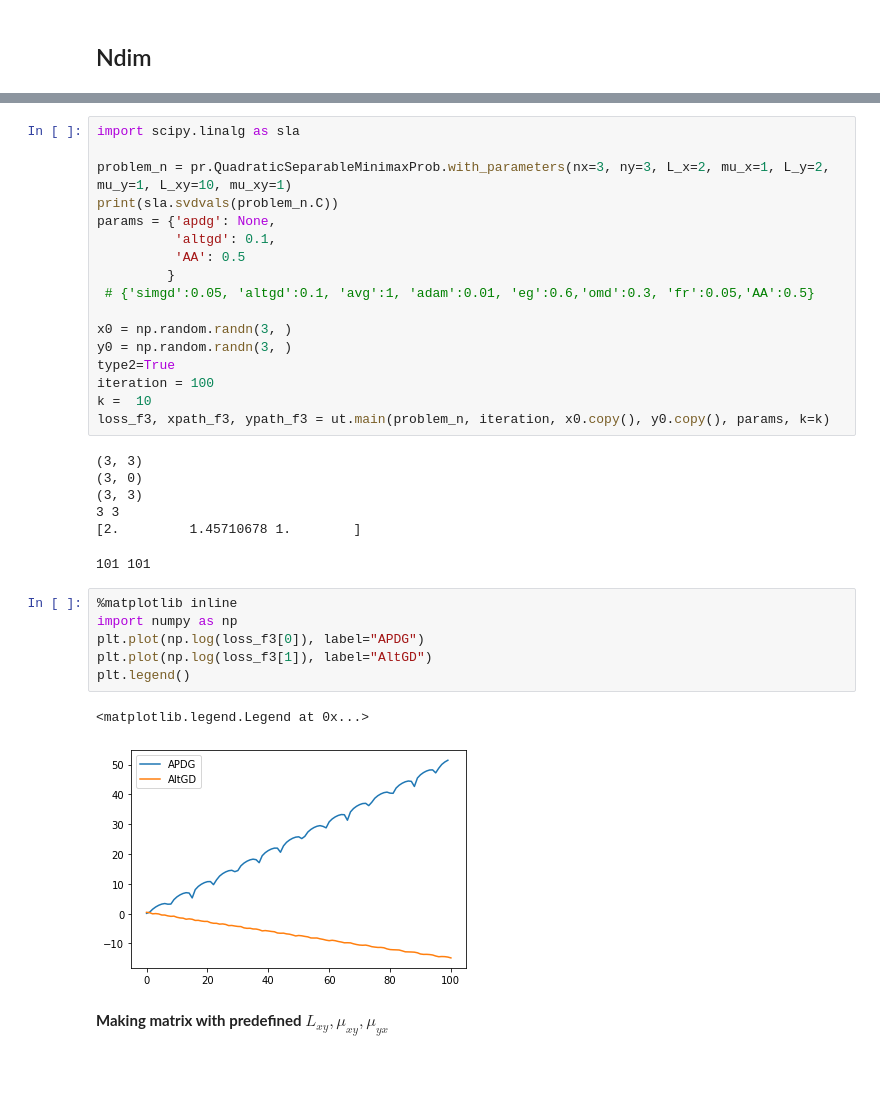
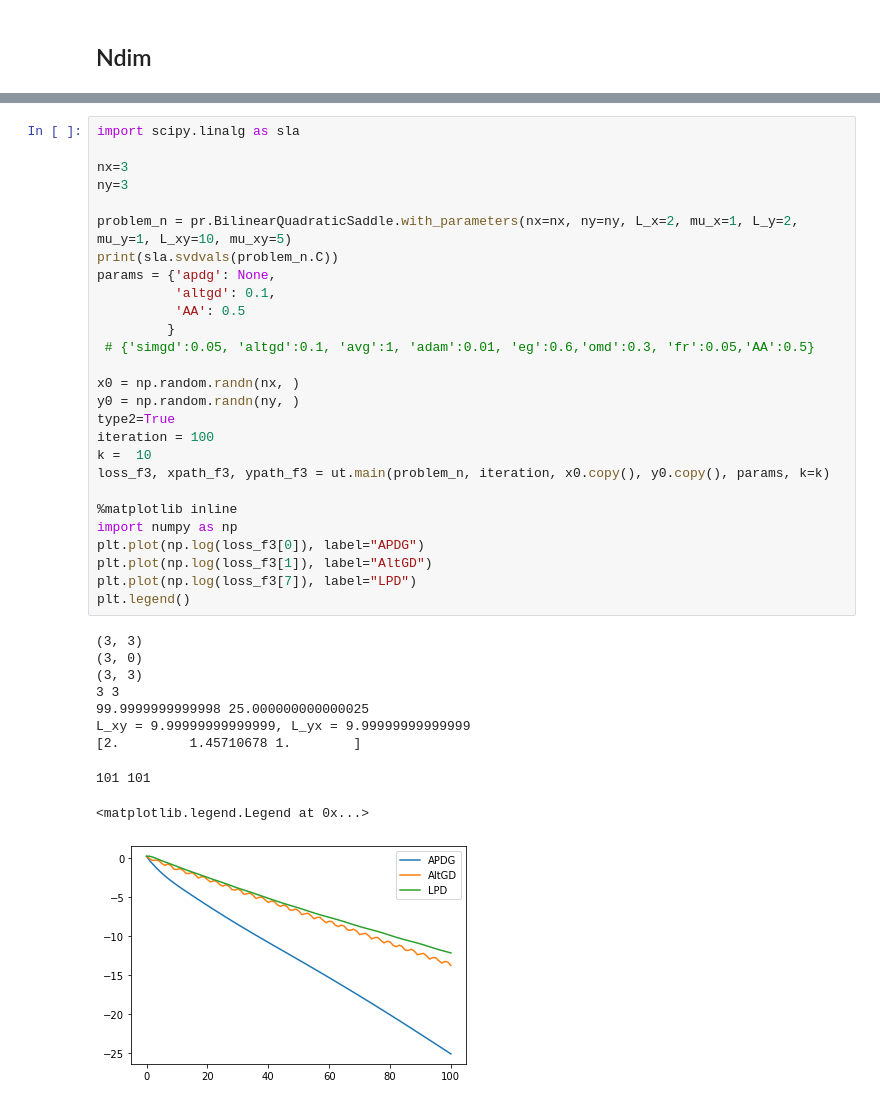
Before and after one commit to mrph2898/MASS, a Jupyter notebook: experiments/Nef.ipynb, the cells around one changed output, grey strips where cells are left out. Saved outputs shown, nothing was run; the diff lists cells and outputs as text; blank space fills up the shorter version.

```diff
--- a/experiments/Nef.ipynb
+++ b/experiments/Nef.ipynb
@@ -115,35 +77,38 @@ ut.plot(x, y, z, dz_dx, dz_dy,
 # %%
 import scipy.linalg as sla
 
-problem_n = pr.QuadraticSeparableMinimaxProb.with_parameters(nx=3, ny=3, L_x=2, mu_x=1, L_y=2, mu_y=1, L_xy=10, mu_xy=1)
+nx=3
+ny=3
+
+problem_n = pr.BilinearQuadraticSaddle.with_parameters(nx=nx, ny=ny, L_x=2, mu_x=1, L_y=2, mu_y=1, L_xy=10, mu_xy=5)
 print(sla.svdvals(problem_n.C))
 params = {'apdg': None,
           'altgd': 0.1,
           'AA': 0.5
          }
  # {'simgd':0.05, 'altgd':0.1, 'avg':1, 'adam':0.01, 'eg':0.6,'omd':0.3, 'fr':0.05,'AA':0.5}
 
-x0 = np.random.randn(3, )
-y0 = np.random.randn(3, )
+x0 = np.random.randn(nx, )
+y0 = np.random.randn(ny, )
 type2=True
 iteration = 100
 k =  10
 loss_f3, xpath_f3, ypath_f3 = ut.main(problem_n, iteration, x0.copy(), y0.copy(), params, k=k)
+
+%matplotlib inline
+import numpy as np
+plt.plot(np.log(loss_f3[0]), label="APDG")
+plt.plot(np.log(loss_f3[1]), label="AltGD")
+plt.plot(np.log(loss_f3[7]), label="LPD")
+plt.legend()
 # %% [output]
 (3, 3)
 (3, 0)
 (3, 3)
 3 3
+99.9999999999998 25.000000000000025
+L_xy = 9.99999999999999, L_yx = 9.99999999999999
 [2.         1.45710678 1.        ]
 101 101
+<matplotlib.legend.Legend at 0x...>
+[figure, added]
-# %%
-%matplotlib inline
-import numpy as np
-plt.plot(np.log(loss_f3[0]), label="APDG")
-plt.plot(np.log(loss_f3[1]), label="AltGD")
-plt.legend()
-# %% [output]
-<matplotlib.legend.Legend at 0x...>
-[figure, removed]
-# %% [markdown]
-**Making matrix with predefined $L_{xy}, \mu_{xy}, \mu_{yx}$**
```
Also changed, not shown: parts of 14 cells of this notebook, 2 other files.
